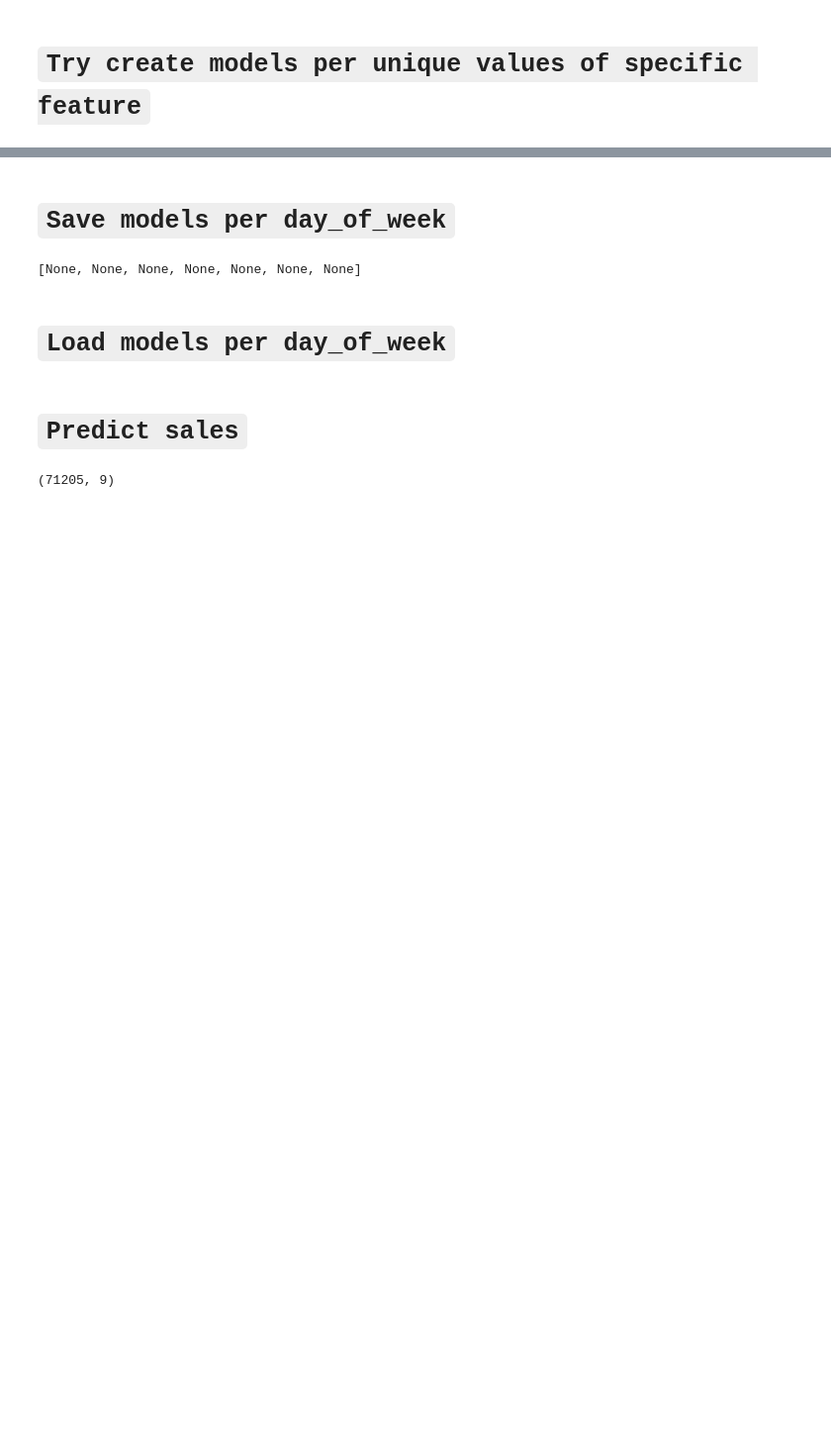
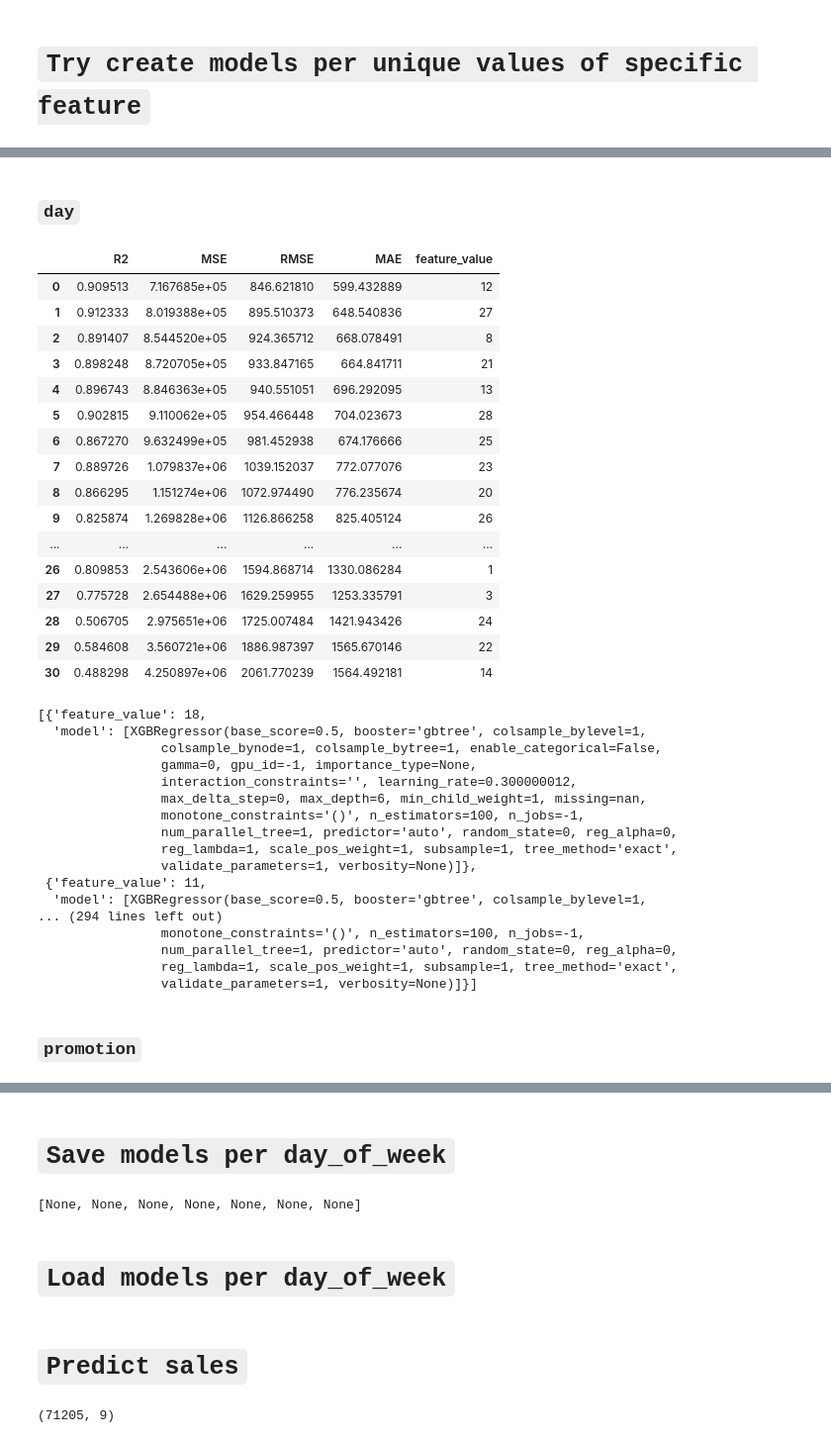
Before and after one commit to fabio1623/IronKaggle, a Jupyter notebook: solution.ipynb, the cells around one changed output, grey strips where cells are left out. Shown at 99% size. Cells and saved outputs as stored; diff of their text form; code cells hidden in the pictures; blank space fills up the shorter version.

```diff
--- a/solution.ipynb
+++ b/solution.ipynb
@@ -607,0 +907,41 @@ create_models_per_feature('school_holiday')
+# %% [markdown]
+### `day`
+# %%
+create_models_per_feature('day', data_open_days)
+# %% [output]
+|  | R2 | MSE | RMSE | MAE | feature_value |
+| 0 | 0.909513 | 7.167685e+05 | 846.621810 | 599.432889 | 12 |
+| 1 | 0.912333 | 8.019388e+05 | 895.510373 | 648.540836 | 27 |
+| 2 | 0.891407 | 8.544520e+05 | 924.365712 | 668.078491 | 8 |
+| 3 | 0.898248 | 8.720705e+05 | 933.847165 | 664.841711 | 21 |
+| 4 | 0.896743 | 8.846363e+05 | 940.551051 | 696.292095 | 13 |
+| 5 | 0.902815 | 9.110062e+05 | 954.466448 | 704.023673 | 28 |
+| 6 | 0.867270 | 9.632499e+05 | 981.452938 | 674.176666 | 25 |
+| 7 | 0.889726 | 1.079837e+06 | 1039.152037 | 772.077076 | 23 |
+| 8 | 0.866295 | 1.151274e+06 | 1072.974490 | 776.235674 | 20 |
+| 9 | 0.825874 | 1.269828e+06 | 1126.866258 | 825.405124 | 26 |
+| ... | ... | ... | ... | ... | ... |
+| 26 | 0.809853 | 2.543606e+06 | 1594.868714 | 1330.086284 | 1 |
+| 27 | 0.775728 | 2.654488e+06 | 1629.259955 | 1253.335791 | 3 |
+| 28 | 0.506705 | 2.975651e+06 | 1725.007484 | 1421.943426 | 24 |
+| 29 | 0.584608 | 3.560721e+06 | 1886.987397 | 1565.670146 | 22 |
+| 30 | 0.488298 | 4.250897e+06 | 2061.770239 | 1564.492181 | 14 |
+[{'feature_value': 18,
+  'model': [XGBRegressor(base_score=0.5, booster='gbtree', colsample_bylevel=1,
+                colsample_bynode=1, colsample_bytree=1, enable_categorical=False,
+                gamma=0, gpu_id=-1, importance_type=None,
+                interaction_constraints='', learning_rate=0.300000012,
+                max_delta_step=0, max_depth=6, min_child_weight=1, missing=nan,
+                monotone_constraints='()', n_estimators=100, n_jobs=-1,
+                num_parallel_tree=1, predictor='auto', random_state=0, reg_alpha=0,
+                reg_lambda=1, scale_pos_weight=1, subsample=1, tree_method='exact',
+                validate_parameters=1, verbosity=None)]},
+ {'feature_value': 11,
+  'model': [XGBRegressor(base_score=0.5, booster='gbtree', colsample_bylevel=1,
+... (294 lines left out)
+                monotone_constraints='()', n_estimators=100, n_jobs=-1,
+                num_parallel_tree=1, predictor='auto', random_state=0, reg_alpha=0,
+                reg_lambda=1, scale_pos_weight=1, subsample=1, tree_method='exact',
+                validate_parameters=1, verbosity=None)]}]
+# %% [markdown]
+### `promotion`
```
Also changed, not shown: parts of 69 cells of this notebook, 1 other file.
